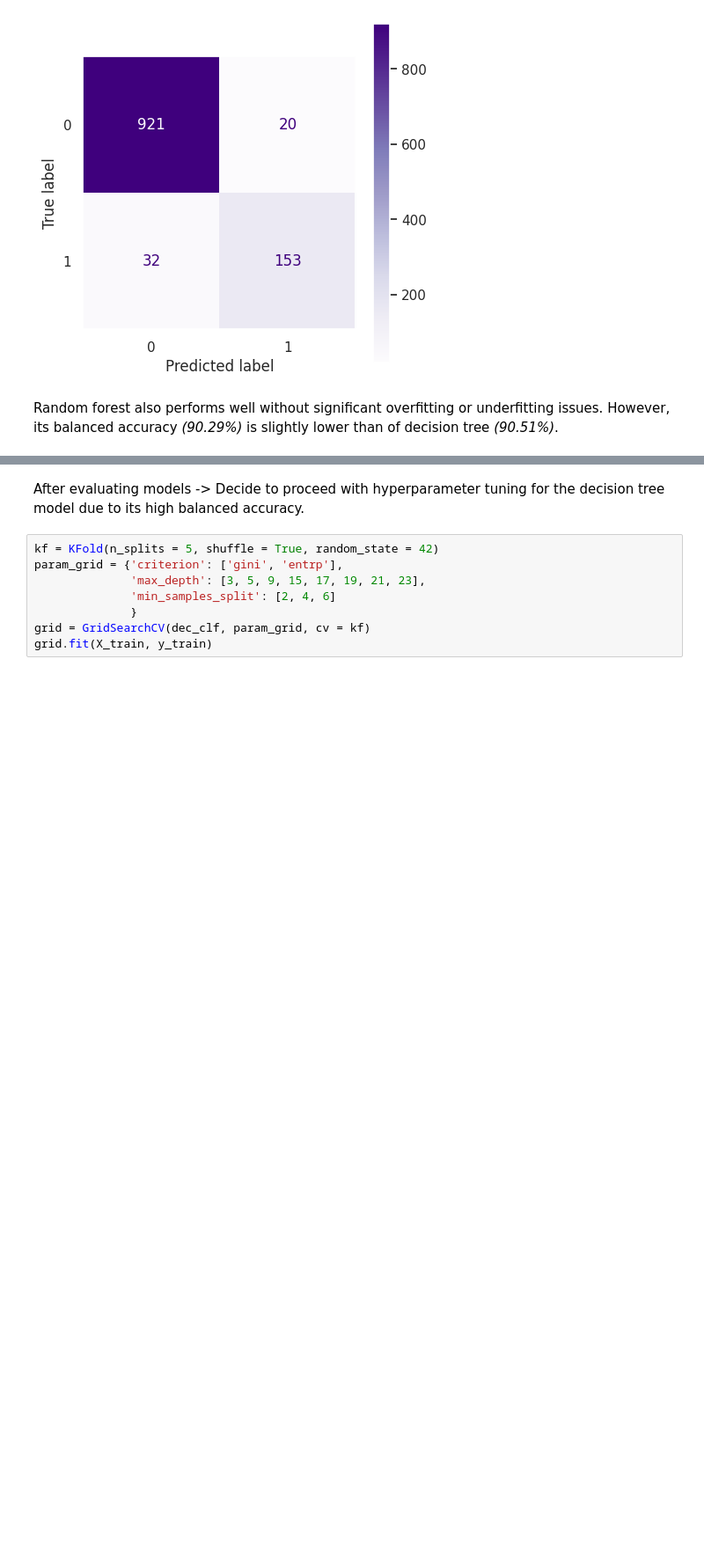
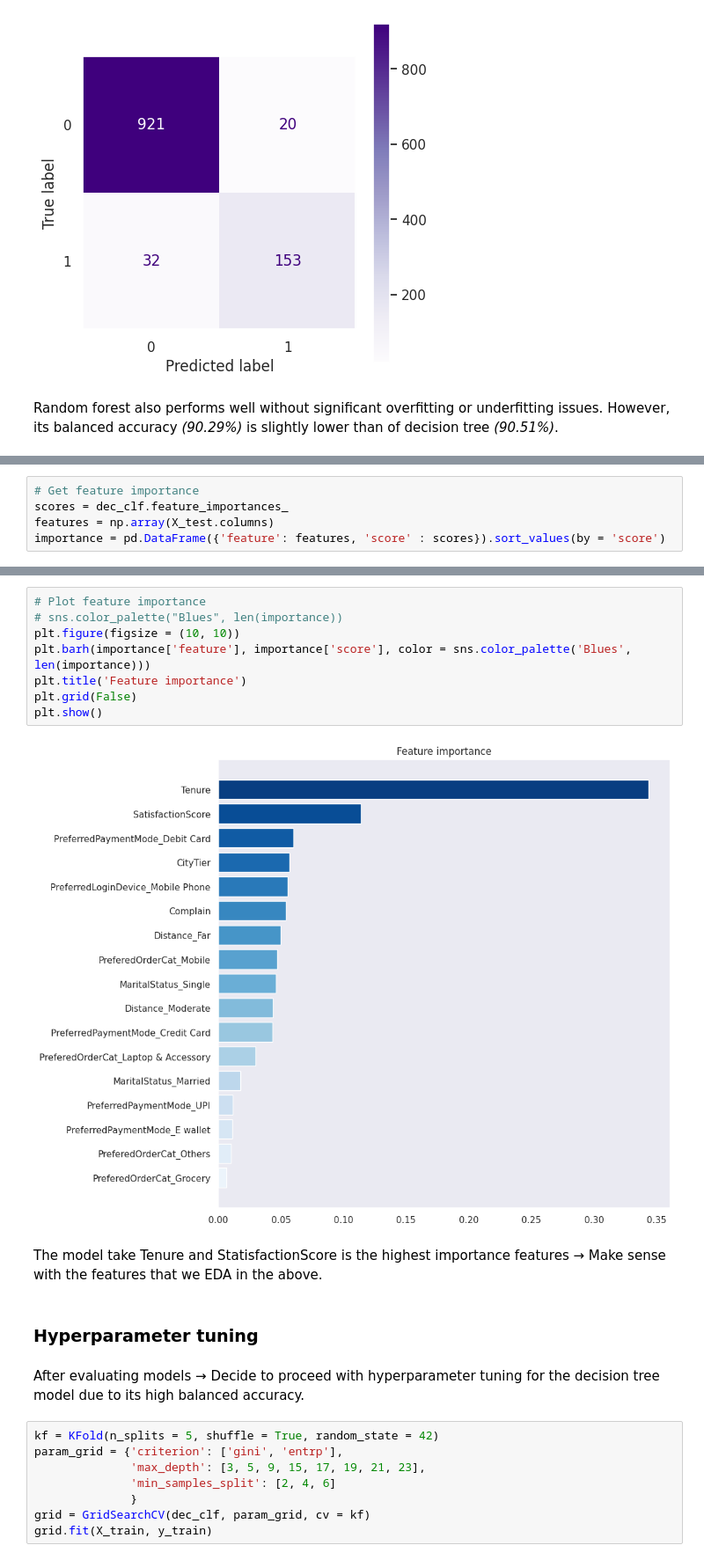
Before and after one commit to thanhtruchhh/Churn_Prediction, a Jupyter notebook: Churn_Prediction.ipynb, the cells around one changed output, grey strips where cells are left out. Shown at 88% size. Cells and saved outputs as stored; diff of their text form; blank space fills up the shorter version.

Commit message:
Feature importance

```diff
--- a/Churn_Prediction.ipynb
+++ b/Churn_Prediction.ipynb
@@ -541,0 +571,5 @@ Random forest also performs well without significant overfitting or underfitting
+# %%
+# Get feature importance
+scores = dec_clf.feature_importances_
+features = np.array(X_test.columns)
+importance = pd.DataFrame({'feature': features, 'score' : scores}).sort_values(by = 'score')
@@ -542,5 +595,19 @@ Random forest also performs well without significant overfitting or underfitting
+# %%
+# Plot feature importance
+# sns.color_palette("Blues", len(importance))
+plt.figure(figsize = (10, 10))
+plt.barh(importance['feature'], importance['score'], color = sns.color_palette('Blues', len(importance)))
+plt.title('Feature importance')
+plt.grid(False)
+plt.show()
+# %% [output]
+[figure, added]
+# %% [markdown]
+The model take Tenure and StatisfactionScore is the highest importance features &rarr; Make sense with the features that we EDA in the above.
+# %% [markdown]
+### Hyperparameter tuning
 # %% [markdown]
-After evaluating models -> Decide to proceed with hyperparameter tuning for the decision tree model due to its high balanced accuracy.
+After evaluating models &rarr; Decide to proceed with hyperparameter tuning for the decision tree model due to its high balanced accuracy.
 # %%
 kf = KFold(n_splits = 5, shuffle = True, random_state = 42)
 param_grid = {'criterion': ['gini', 'entrp'],
```
Also changed, not shown: parts of 26 cells of this notebook.
